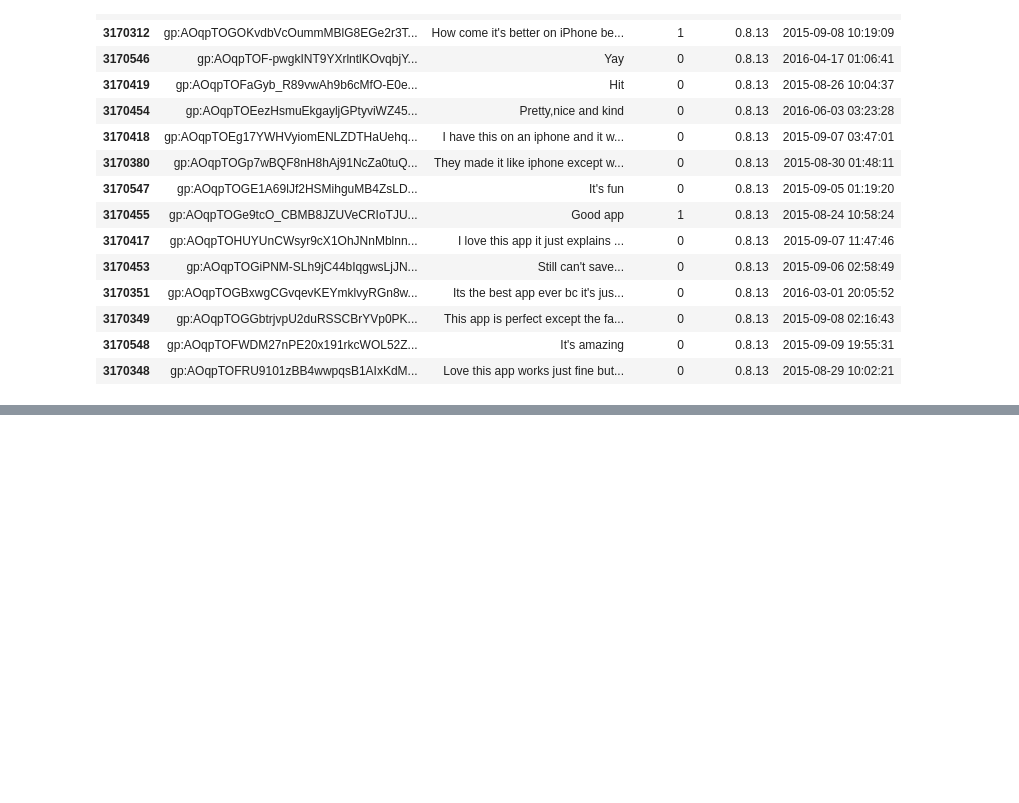
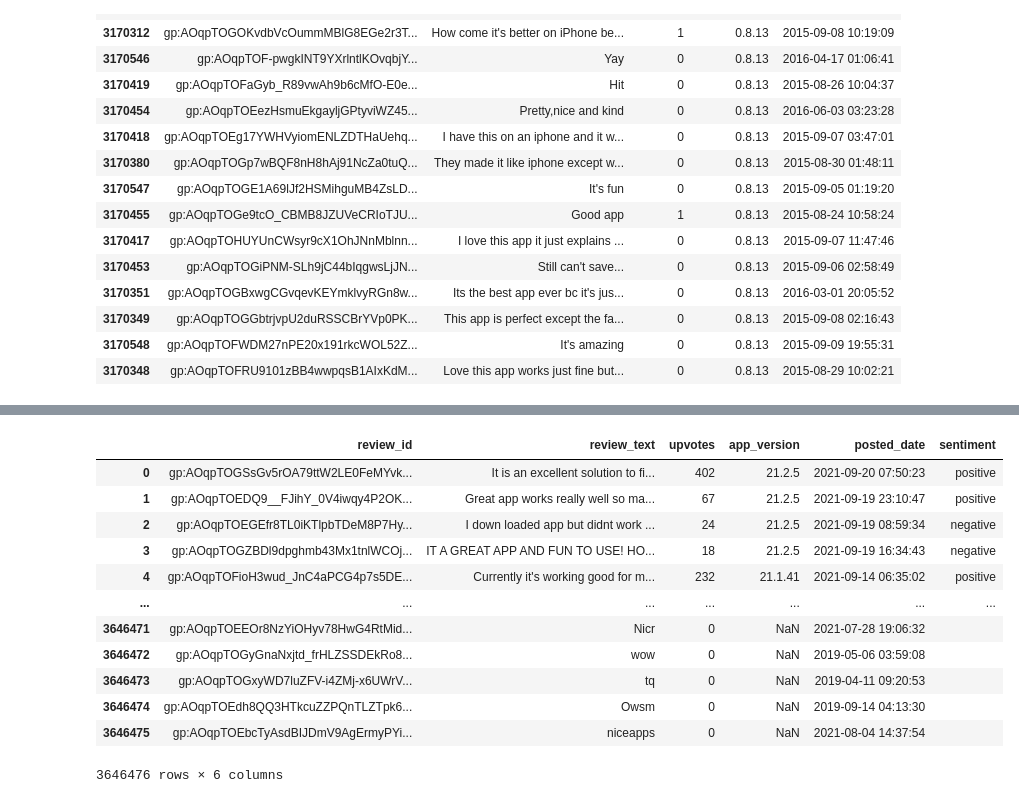
Before and after one commit to aq2oo3/mec-mini-projects, a Jupyter notebook: Data-Copy1.ipynb, the cells around one changed output, grey strips where cells are left out. Drawn from its saved outputs; the diff is of its cells as text; code cells hidden in the pictures; blank space fills up the shorter version.

```diff
--- a/Data-Copy1.ipynb
+++ b/Data-Copy1.ipynb
@@ -97,4 +90,0 @@ d["sentiment"] = ""
-# %%
-for i in range(0, 10):
-    print(d.at[i,"review_text"])
-    d.at[0,"sentiment"] = input("positive/negative?")
@@ -121,0 +97,4 @@ positive/negative?negative
+# %%
+for i in range(0, 10):
+    print(d.at[i,"review_text"])
+    d.at[i,"sentiment"] = input("positive/negative?")
@@ -121,0 +122,16 @@ positive/negative?negative
+# %%
+d
+# %% [output]
+|  | review_id | review_text | upvotes | app_version | posted_date | sentiment |
+| 0 | gp:AOqpTOGSsGv5rOA79ttW2LE0FeMYvk... | It is an excellent solution to fi... | 402 | 21.2.5 | 2021-09-20 07:50:23 | positive |
+| 1 | gp:AOqpTOEDQ9__FJihY_0V4iwqy4P2OK... | Great app works really well so ma... | 67 | 21.2.5 | 2021-09-19 23:10:47 | positive |
+| 2 | gp:AOqpTOEGEfr8TL0iKTlpbTDeM8P7Hy... | I down loaded app but didnt work ... | 24 | 21.2.5 | 2021-09-19 08:59:34 | negative |
+| 3 | gp:AOqpTOGZBDl9dpghmb43Mx1tnlWCOj... | IT A GREAT APP AND FUN TO USE! HO... | 18 | 21.2.5 | 2021-09-19 16:34:43 | negative |
+| 4 | gp:AOqpTOFioH3wud_JnC4aPCG4p7s5DE... | Currently it's working good for m... | 232 | 21.1.41 | 2021-09-14 06:35:02 | positive |
+| ... | ... | ... | ... | ... | ... | ... |
+| 3646471 | gp:AOqpTOEEOr8NzYiOHyv78HwG4RtMid... | Nicr | 0 | NaN | 2021-07-28 19:06:32 |  |
+| 3646472 | gp:AOqpTOGyGnaNxjtd_frHLZSSDEkRo8... | wow | 0 | NaN | 2019-05-06 03:59:08 |  |
+| 3646473 | gp:AOqpTOGxyWD7luZFV-i4ZMj-x6UWrV... | tq | 0 | NaN | 2019-04-11 09:20:53 |  |
+| 3646474 | gp:AOqpTOEdh8QQ3HTkcuZZPQnTLZTpk6... | Owsm | 0 | NaN | 2019-09-14 04:13:30 |  |
+| 3646475 | gp:AOqpTOEbcTyAsdBIJDmV9AgErmyPYi... | niceapps | 0 | NaN | 2021-08-04 14:37:54 |  |
+3646476 rows × 6 columns
```
Also changed, not shown: parts of 6 cells of this notebook.
